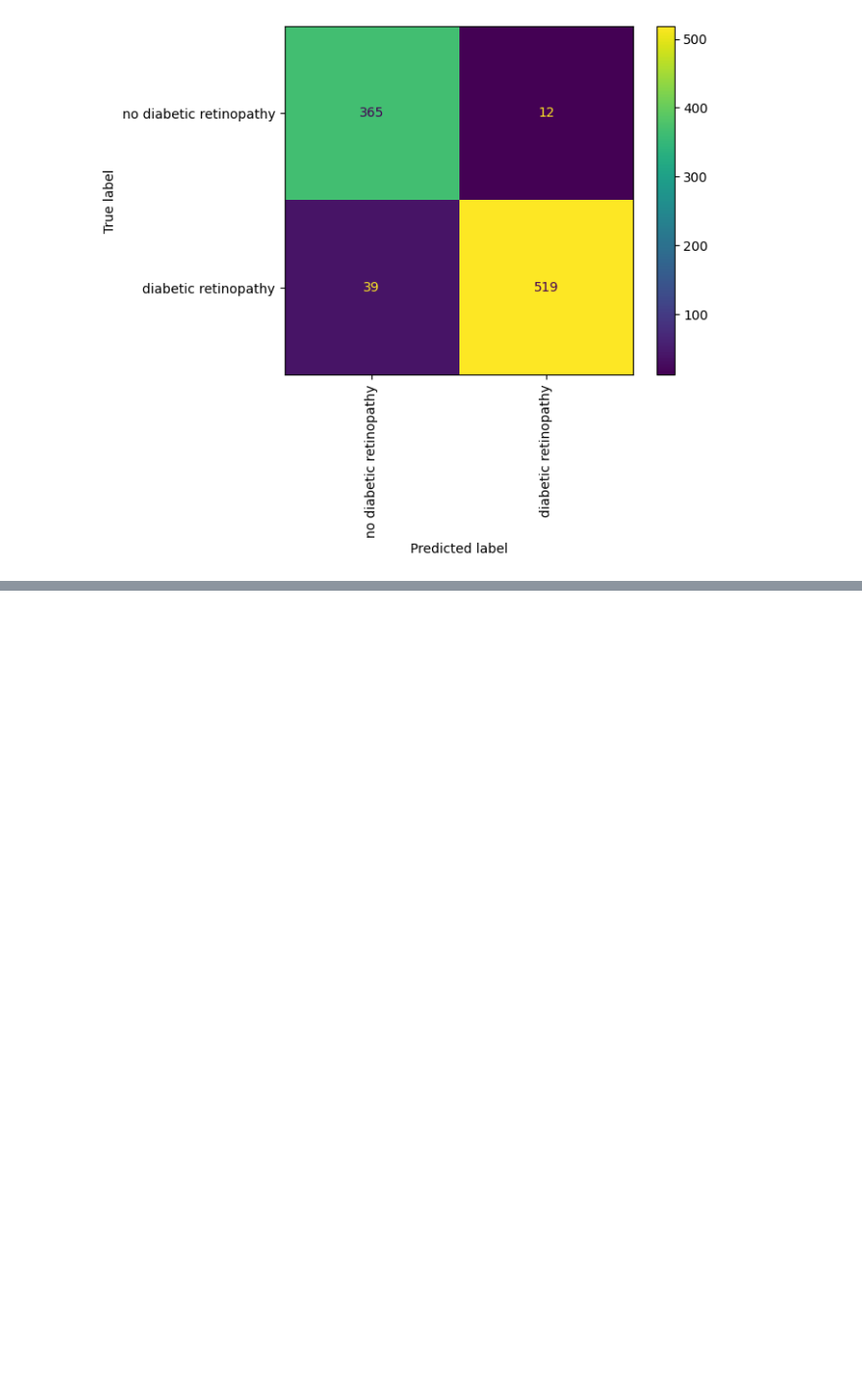
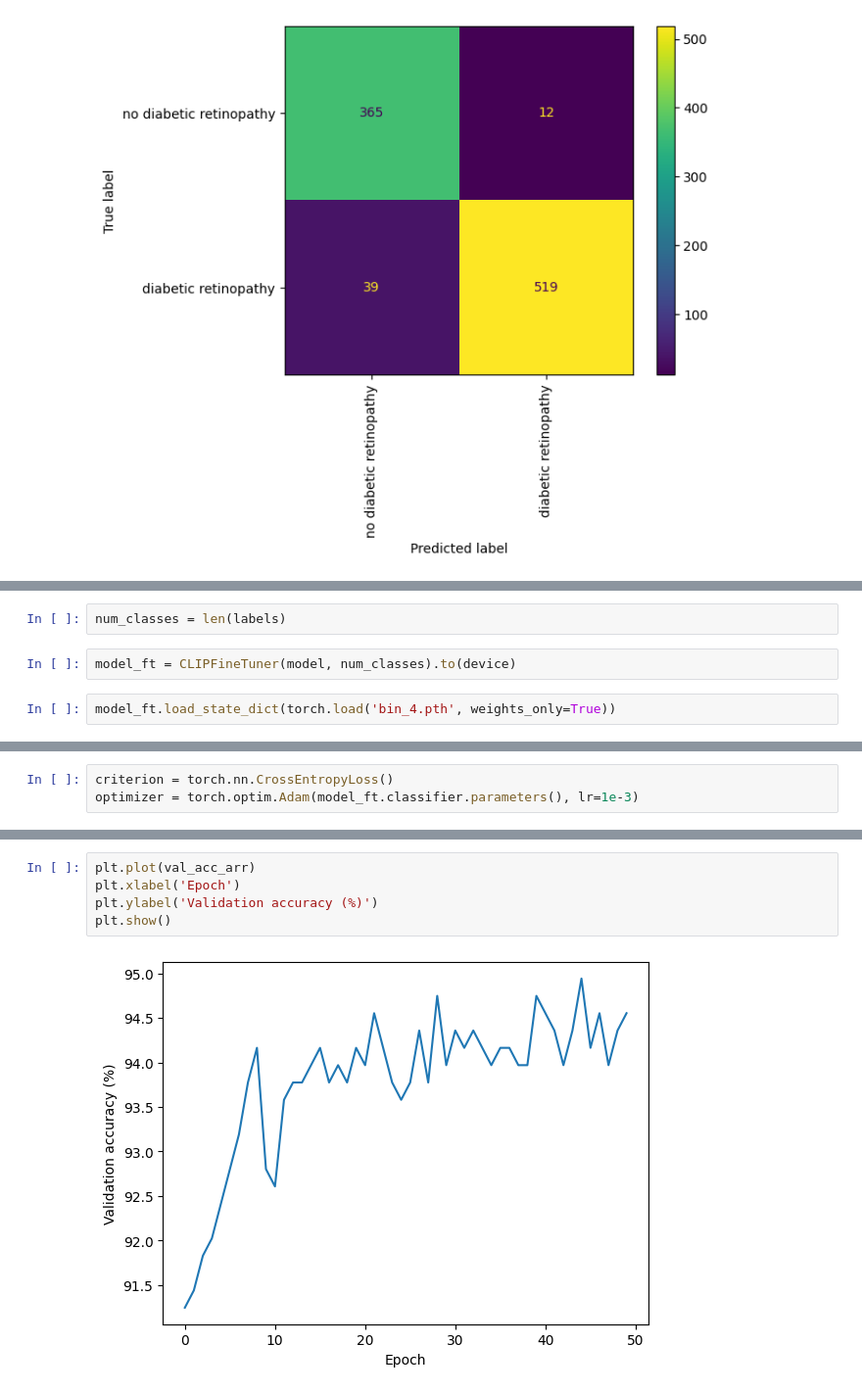
Before and after one commit to WojciechMojsiejuk/Advancing-AI-Driven-Oculomics, a Jupyter notebook: CLIP_Solution.ipynb, the cells around one changed output, grey strips where cells are left out. Shown at 98% size. Cells and saved outputs as stored; diff of their text form; blank space fills up the shorter version.

```diff
--- a/CLIP_Solution.ipynb
+++ b/CLIP_Solution.ipynb
@@ -876,0 +1062,6 @@ plt.show()
+# %%
+num_classes = len(labels)
+# %%
+model_ft = CLIPFineTuner(model, num_classes).to(device)
+# %%
+model_ft.load_state_dict(torch.load('bin_4.pth', weights_only=True))
@@ -876,0 +1070,3 @@ plt.show()
+# %%
+criterion = torch.nn.CrossEntropyLoss()
+optimizer = torch.optim.Adam(model_ft.classifier.parameters(), lr=1e-3)
@@ -876,0 +1181,7 @@ plt.show()
+# %%
+plt.plot(val_acc_arr)
+plt.xlabel('Epoch')
+plt.ylabel('Validation accuracy (%)')
+plt.show()
+# %% [output]
+[figure, added]
```
Also changed, not shown: parts of 37 cells of this notebook, 2 other files.
